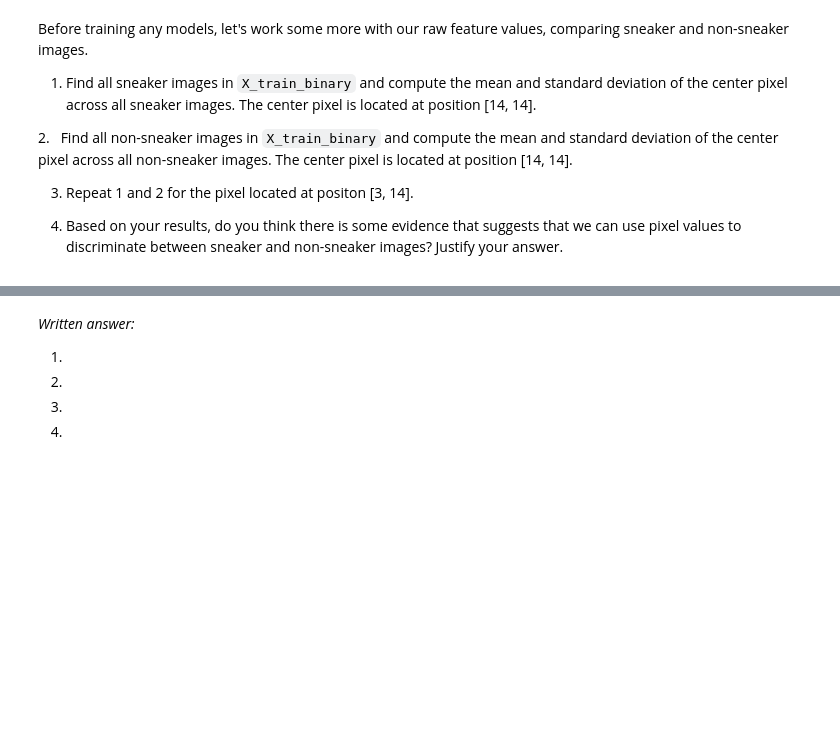
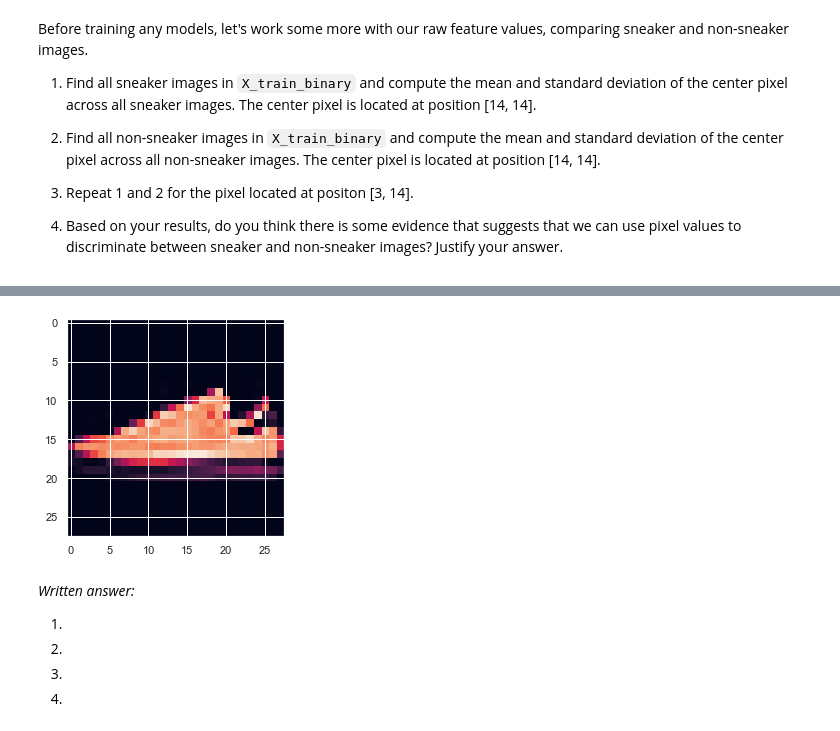
Before and after one commit to vhr1975/datasciw207, a Jupyter notebook: Homework/04 Logistic Regression with Tensorflow.ipynb, the cells around one changed output, grey strips where cells are left out. Drawn from its saved outputs; the diff is of its cells as text; code cells hidden in the pictures; blank space fills up the shorter version.

```diff
--- a/Homework/04 Logistic Regression with Tensorflow.ipynb
+++ b/Homework/04 Logistic Regression with Tensorflow.ipynb
@@ -247,0 +246,90 @@ Before training any models, let's work some more with our raw feature values, co
+# %%
+# YOUR CODE HERE (1-3)
+
+# Make copies of the original dataset for binary classification task.
+# X_train_binary = np.copy(X_train)
+# X_test_binary = np.copy(X_test)
+# Y_train_binary = np.copy(Y_train)
+# Y_test_binary = np.copy(Y_test)
+
+# Set labels: 1 for sneaker images, 0 for the others.
+# Note that a boolean array is created when Y_train_binary != 7 is evaluated.
+# Y_train_binary[Y_train_binary != 7] = 0.0
+# Y_train_binary[Y_train_binary == 7] = 1.0
+# Y_test_binary[Y_test_binary != 7] = 0.0
+# Y_test_binary[Y_test_binary == 7] = 1.0
+
+index_array = []
+X_train_binary_sneakers_images = []
+X_train_binary_sneakers_non_sneaker_images = []
+
+X_train_binary_sneakers_images = X_train_binary[ np.where(Y_train_binary == 1.0) ]
+X_train_binary_sneakers_non_sneaker_images = X_train_binary[ np.where(Y_train_binary == 0.0) ]
+
+# find all the sneaker index
+# for i in range(6000):
+#     if Y_train_binary[i] == 1:
+#         X_train_binary_sneakers = np.copy(X_train_binary[i])
+#        print("0 index found at ", i)
+
+print("X_train_binary.shape = ", X_train_binary.shape)
+print("X_test_binary.shape = ", X_test_binary.shape)
+
+print("Y_train_binary.shape = ", Y_train_binary.shape)
+print("Y_test_binary.shape = ", Y_test_binary.shape)
+
+print("X_train_binary_sneakers_images = ", X_train_binary_sneakers_images.shape)
+print("X_train_binary_sneakers_non_sneaker_images = ",  X_train_binary_sneakers_non_sneaker_images.shape)
+
+
+# print(Y_train_binary[0])
+# print(Y_train_binary[1])
+# print(Y_train_binary[2])
+# print(Y_train_binary[3])
+# print(Y_train_binary[4])
+# print(Y_train_binary[5])
+# print(Y_train_binary[6])
+# print(Y_train_binary[7])
+# print(Y_train_binary[8])
+# print(Y_train_binary[9])
+# print(Y_train_binary[10])
+# print(Y_train_binary[11])
+# print(Y_train_binary[12])
+# print(Y_train_binary[13])
+# print(Y_train_binary[14])
+# print(Y_train_binary[15])
+# print(Y_train_binary[16])
+# print(Y_train_binary[17])
+# print(Y_train_binary[18])
+# print(Y_train_binary[19])
+# print(Y_train_binary[20])
+# print(Y_train_binary[21])
+# print(Y_train_binary[22])
+# print(Y_train_binary[23])
+# print(Y_train_binary[24])
+# print(Y_train_binary[25])
+# print(Y_train_binary[26])
+# print(Y_train_binary[27])
+# print(Y_train_binary[28])
+# print(Y_train_binary[29])
+
+# The mean gives you an idea where your pixels are (i.e. are they white, black, 50% gray, ...).
+# The mean will give you an idea of what pixel color to choose to summarize the color of the complete image.
+# The variance gives you an idea how the pixel values are spread: e.g. if your mean pixel value is 50% gray,
+# are most of the other pixels also 50% gray (small variance) or do you have 50 black pixels and 50 white pixels (large variance)
+# So you could also view it as a way to get an idea how well the mean summarizes the image
+# (i.e. with zero variance, most of the information is captured by the mean).
+
+
+cx = 14
+cy = 14
+
+# mean_ = sum(x) / len(x)
+
+# pil_im = img_reshape('img4.jpg')
+# plt.imshow(np.asarray(Y_train_binary[6]))
+
+# pil_im = img_reshape('img4.jpg') Y_train_binary[6]
+# pil_im = img_reshape('img4.jpg') Y_train_binary[6]
+plt.imshow(X_train_binary[6])
+# %% [output]
@@ -248,3 +343,4 @@ Before training any models, let's work some more with our raw feature values, co
+[figure, added]
 # %% [markdown]
 *Written answer:*
 
```
Also changed, not shown: parts of 2 cells of this notebook.
